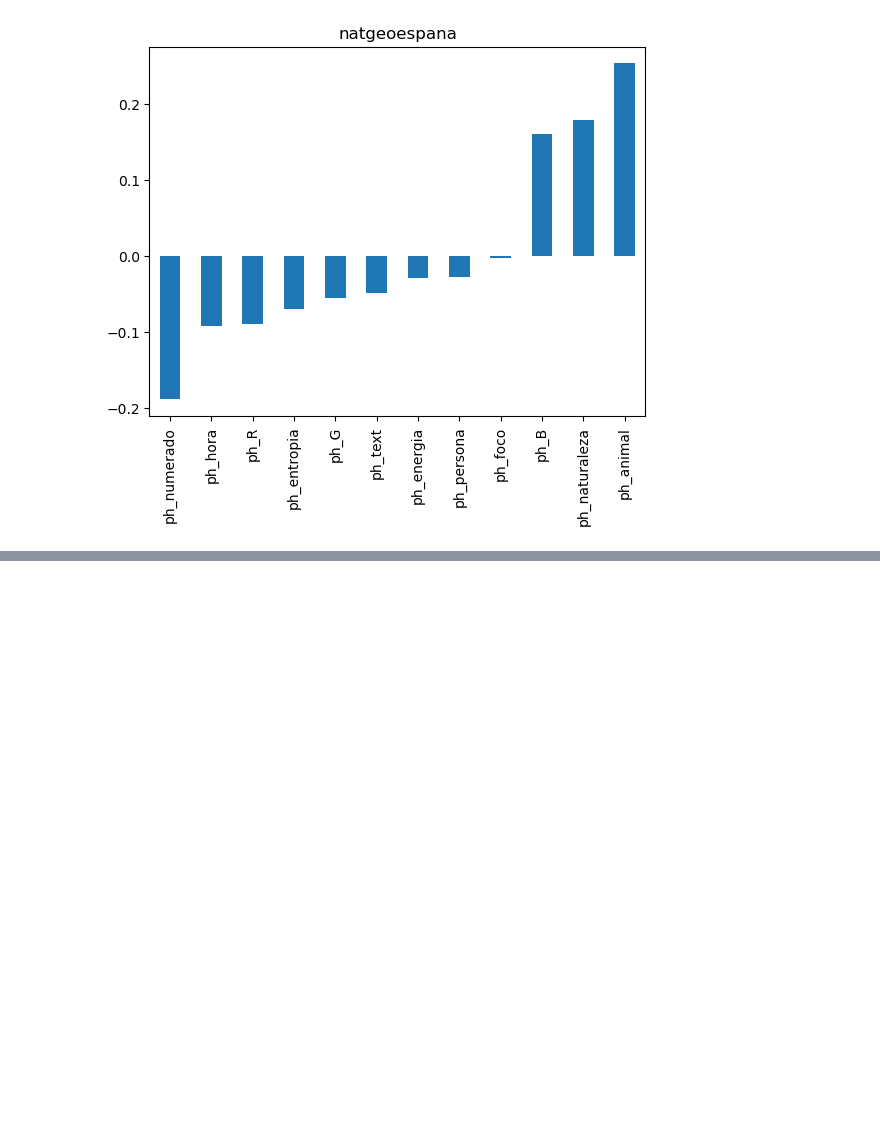
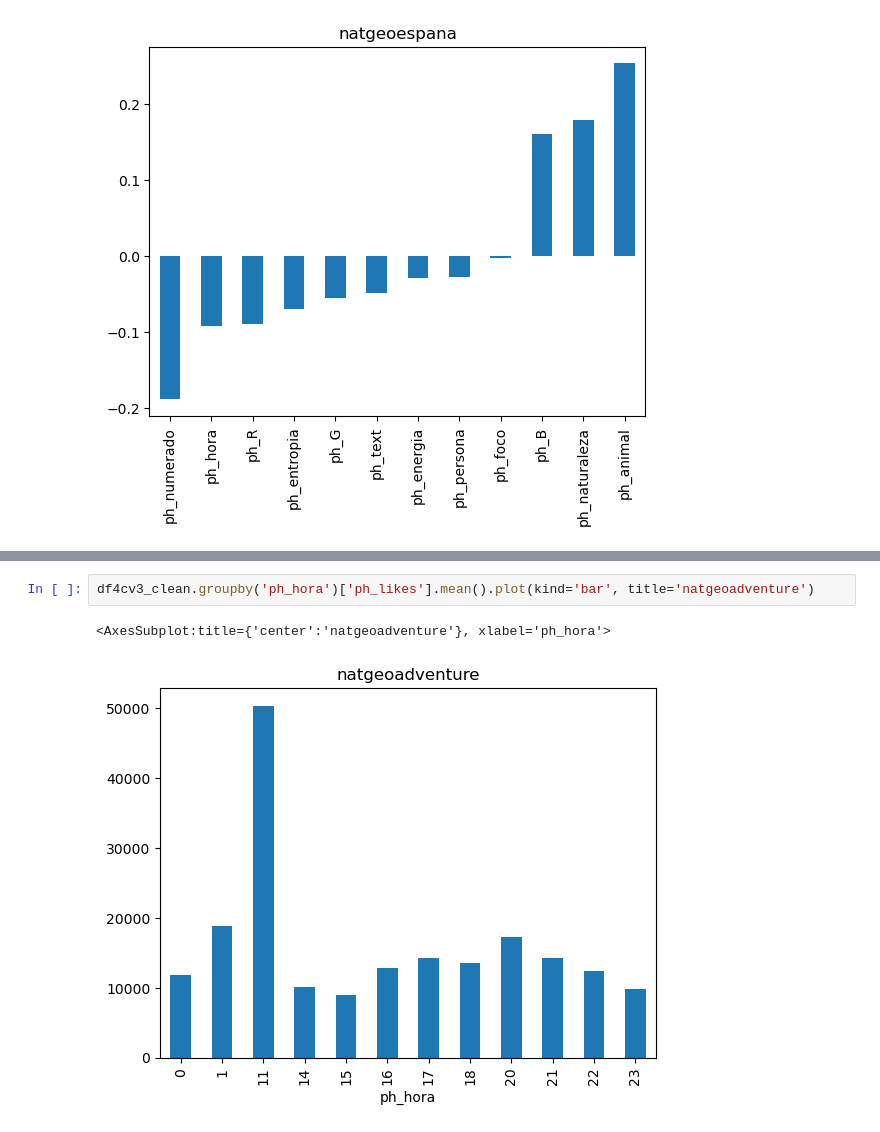
Before and after one commit to segomismo/proyecto-final-ironhack, a Jupyter notebook: src/comprobacionescvs.ipynb, the cells around one changed output, grey strips where cells are left out. Drawn from its saved outputs; the diff is of its cells as text; blank space fills up the shorter version.

```diff
--- a/src/comprobacionescvs.ipynb
+++ b/src/comprobacionescvs.ipynb
@@ -157,0 +174,5 @@ df11cv3_clean.corr()['ph_likes'].sort_values()[:-3].plot(kind='bar', title='natg
+# %%
+df4cv3_clean.groupby('ph_hora')['ph_likes'].mean().plot(kind='bar', title='natgeoadventure')
+# %% [output]
+<AxesSubplot:title={'center':'natgeoadventure'}, xlabel='ph_hora'>
+[figure, added]
```
Also changed, not shown: parts of 8 cells of this notebook, 17 other files.
